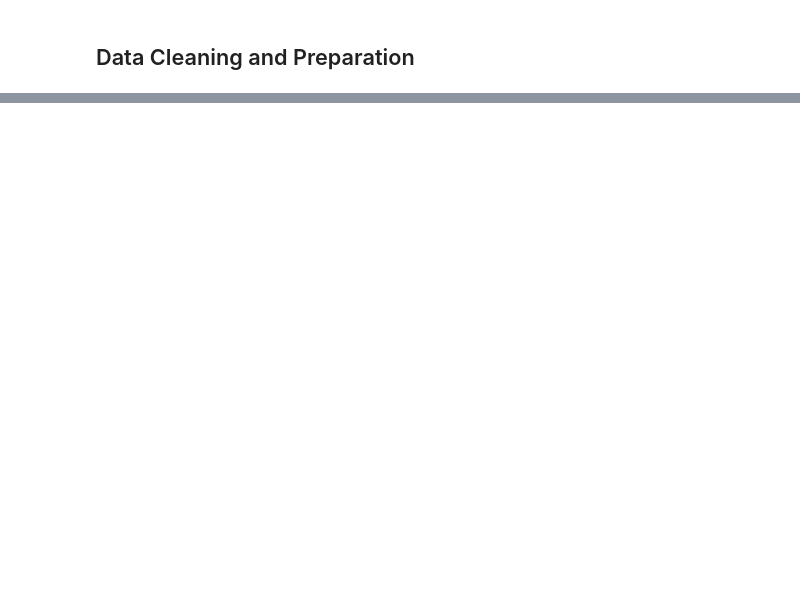
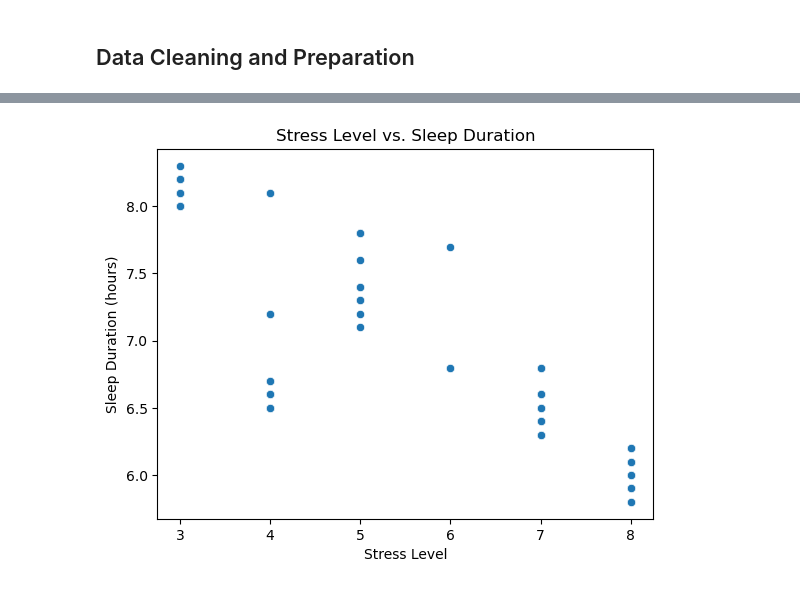
Before and after one commit to jananaum7/Sleep-Health-Lifestyle, a Jupyter notebook: Sleep_health_and_lifestyle_dataset.ipynb, the cells around one changed output, grey strips where cells are left out. Cells and saved outputs as stored; diff of their text form; code cells hidden in the pictures; blank space fills up the shorter version.

```diff
--- a/Sleep_health_and_lifestyle_dataset.ipynb
+++ b/Sleep_health_and_lifestyle_dataset.ipynb
@@ -41,0 +144,10 @@ TypeError: Cannot convert [nan nan nan 'Sleep Apnea' 'Sleep Apnea' 'Insomnia' 'I
+# %%
+# Sleep Duration vs. Stress Levels
+plt.Figure(figsize=(10,6))
+sns.scatterplot(x=sleep_health_df_cleaned["Stress Level"], y=sleep_health_df_cleaned["Sleep Duration"])
+plt.title("Stress Level vs. Sleep Duration")
+plt.xlabel("Stress Level")
+plt.ylabel("Sleep Duration (hours)")
+plt.show()
+# %% [output]
+[figure, added]
```
Also changed, not shown: parts of 16 cells of this notebook, 2 other files.
